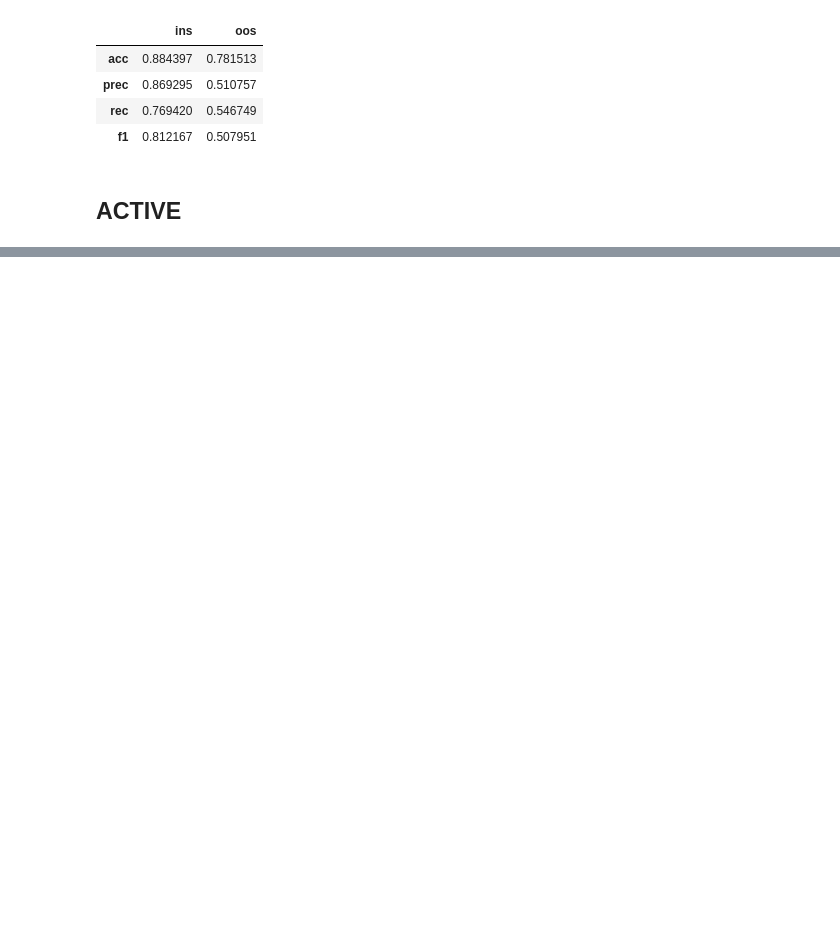
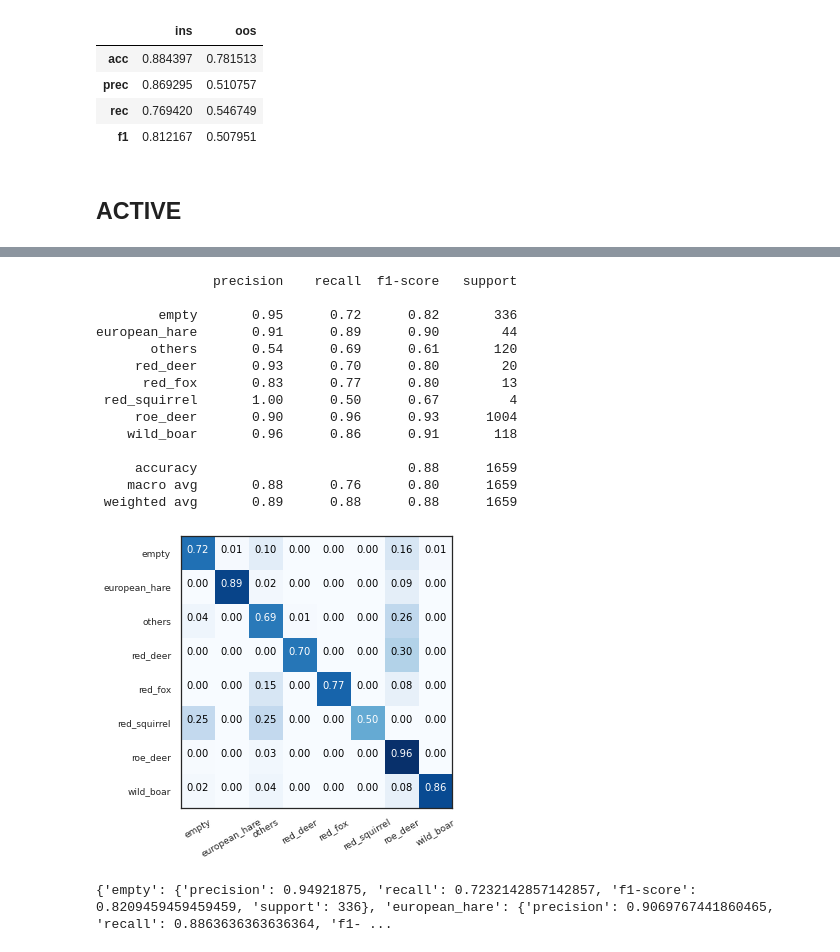
Before and after one commit to slds-lmu/wildlife-experiments, a Jupyter notebook: results.ipynb, the cells around one changed output, grey strips where cells are left out. Drawn from its saved outputs; the diff is of its cells as text; code cells hidden in the pictures; blank space fills up the shorter version.

```diff
--- a/results.ipynb
+++ b/results.ipynb
@@ -396,0 +418,4 @@ eval_al_warmstart = load_pickle(
+# %%
+df_pred_upper_perf_limit = rf.build_df_pred(eval_upper_perf_limit, label_dict, detector_dict, image_data_dir)
+df_pred_upper_perf_limit = rf.labelize_df_pred(df_pred_upper_perf_limit, label_map)
+df_pred_upper_perf_limit = pd.merge(df_pred_upper_perf_limit, df_meta, on=['img_name', 'true_class'], how='inner')
@@ -396,0 +438,43 @@ eval_al_warmstart = load_pickle(
+# %%
+report_upper_perf_limit = classification_report(
+    y_true=df_pred_upper_perf_limit['true_class'],
+    y_pred=df_pred_upper_perf_limit['pred_class'],
+    labels=labels,
+    zero_division=0,
+    output_dict=False,
+)
+print(report_upper_perf_limit)
+
+rf.inspect_confusion(
+    df_pred=df_pred_upper_perf_limit,
+    normalize=True,
+    labels=labels,
+    ax=None,
+)
+# %% [output]
+               precision    recall  f1-score   support
+
+        empty       0.95      0.72      0.82       336
+european_hare       0.91      0.89      0.90        44
+       others       0.54      0.69      0.61       120
+     red_deer       0.93      0.70      0.80        20
+      red_fox       0.83      0.77      0.80        13
+ red_squirrel       1.00      0.50      0.67         4
+     roe_deer       0.90      0.96      0.93      1004
+    wild_boar       0.96      0.86      0.91       118
+
+     accuracy                           0.88      1659
+    macro avg       0.88      0.76      0.80      1659
+ weighted avg       0.89      0.88      0.88      1659
+[figure, added]
+# %%
+report_upper_perf_limit_dict = classification_report(
+    y_true=df_pred_upper_perf_limit['true_class'],
+    y_pred=df_pred_upper_perf_limit['pred_class'],
+    labels=labels,
+    zero_division=0,
+    output_dict=True,
+)
+print(report_upper_perf_limit_dict)
+# %% [output]
+{'empty': {'precision': 0.94921875, 'recall': 0.7232142857142857, 'f1-score': 0.8209459459459459, 'support': 336}, 'european_hare': {'precision': 0.9069767441860465, 'recall': 0.8863636363636364, 'f1- ...
```
Also changed, not shown: parts of 11 cells of this notebook, 1 other file.
